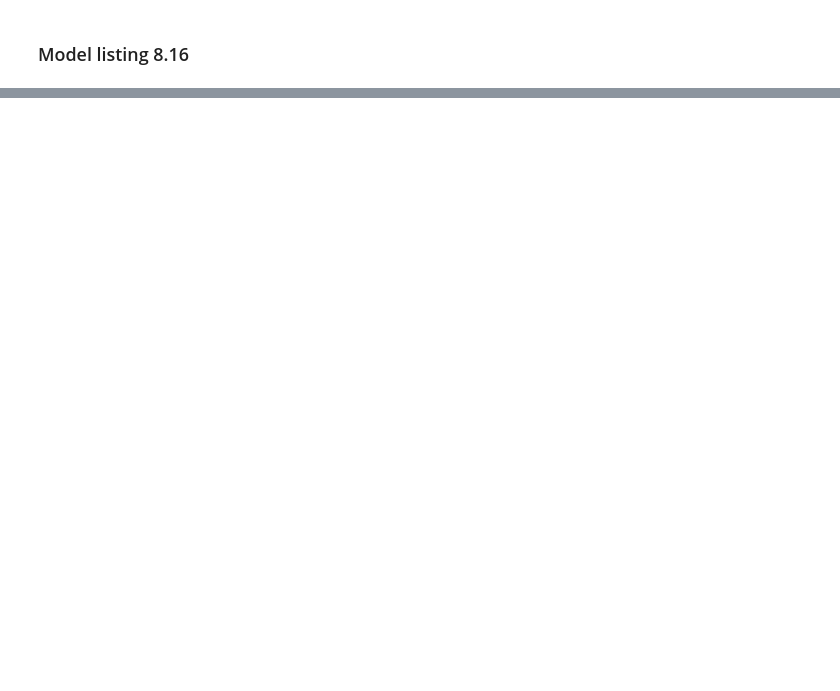
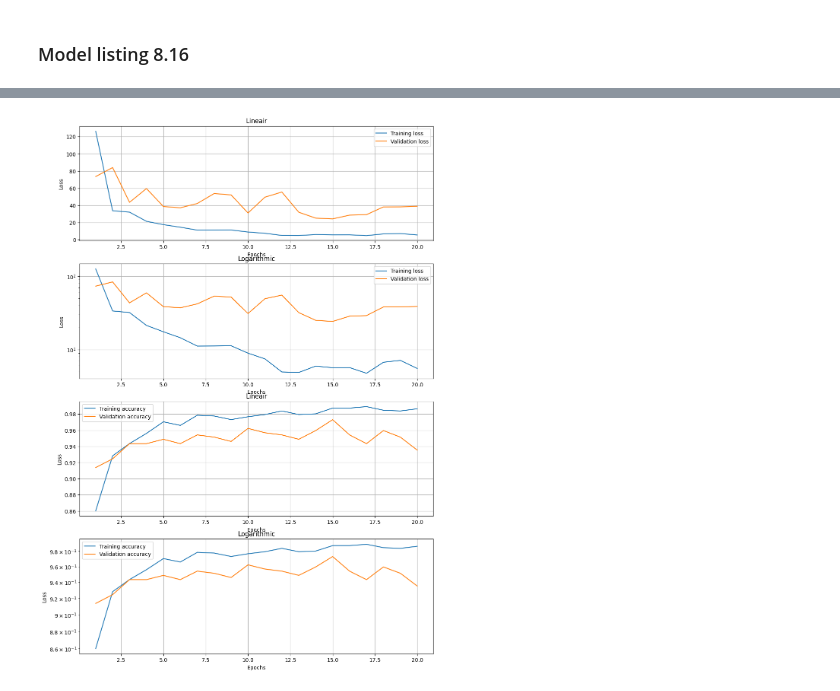
Before and after one commit to Tim-Mortier/Schilderijen-Classificatie, a Jupyter notebook: 5_Model_Training.ipynb, the cells around one changed output, grey strips where cells are left out. Cells and saved outputs as stored; diff of their text form; code cells hidden in the pictures; blank space fills up the shorter version.

```diff
--- a/5_Model_Training.ipynb
+++ b/5_Model_Training.ipynb
@@ -441,0 +476,11 @@ KeyboardInterrupt:
+# %%
+conv_base = keras.applications.vgg16.VGG16(
+weights="imagenet",
+include_top=False)
+conv_base.trainable = False
+# %%
+conv_base.trainable = True
+print("This is the number of trainable weights before freezing the conv base:", len(conv_base.trainable_weights))
+conv_base.trainable = False
+print("This is the number of trainable weights "
+"after freezing the conv base:", len(conv_base.trainable_weights))
@@ -441,0 +490,30 @@ KeyboardInterrupt:
+# %%
+data_augmentation = keras.Sequential(
+    [
+        layers.RandomFlip("horizontal"),
+        layers.RandomRotation(0.1),
+        layers.RandomZoom(0.2),
+    ])
+input_shape = (width, height, 3)
+inputs = keras.Input(shape=input_shape)
+x = data_augmentation(inputs)
+x = keras.applications.vgg16.preprocess_input(x)
+x = conv_base(x)
+x = layers.Flatten()(x)
+x = layers.Dense(256)(x)
+x = layers.Dropout(0.5)(x)
+outputs = layers.Dense(1, activation="sigmoid")(x)
+model = keras.Model(inputs, outputs)
+
+model.compile(loss="binary_crossentropy",optimizer="rmsprop",metrics=["accuracy"])
+callbacks = [
+    keras.callbacks.ModelCheckpoint(
+    filepath="feature_extraction_with_data_augmentation.keras",
+    save_best_only=True,
+    monitor="val_loss")
+    ]
+history = model.fit(
+train,
+epochs=20,
+validation_data=val,
+callbacks=callbacks)
@@ -441,0 +538,4 @@ KeyboardInterrupt:
+# %%
+plot_loss(history)
+# %% [output]
+[figure, added]
```
Also changed, not shown: parts of 34 cells of this notebook.
